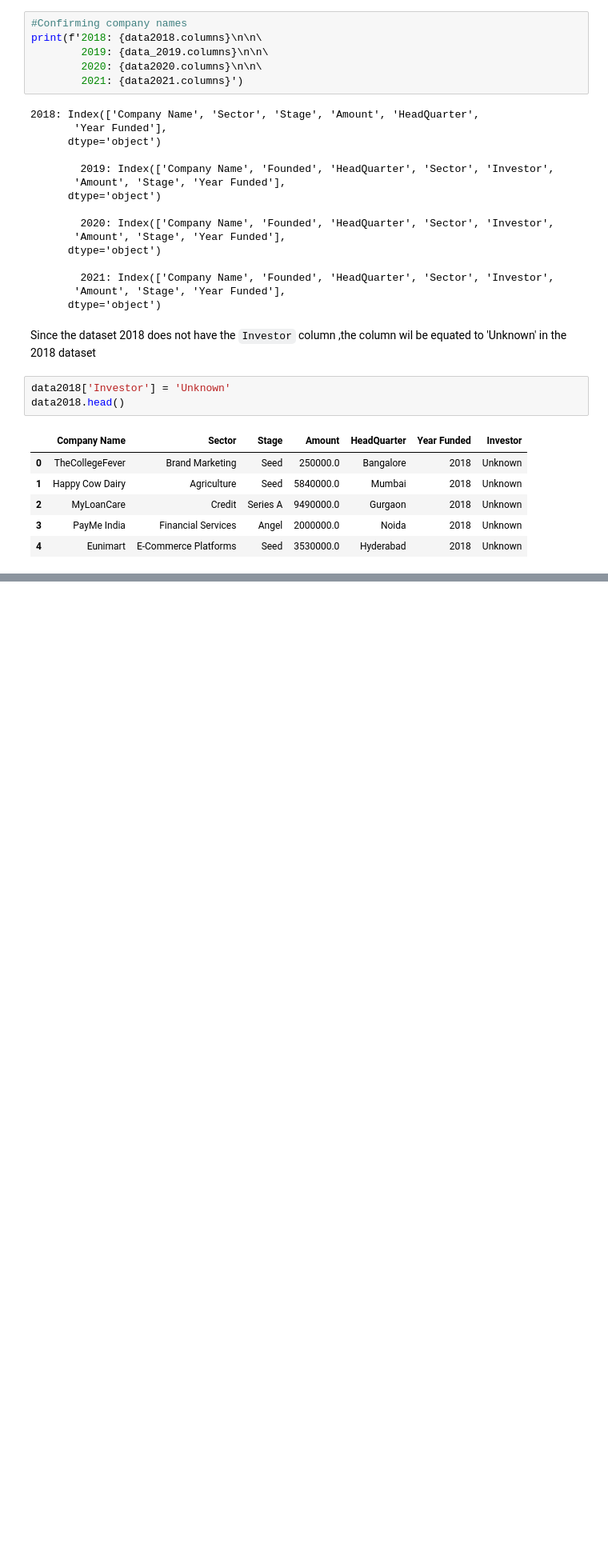
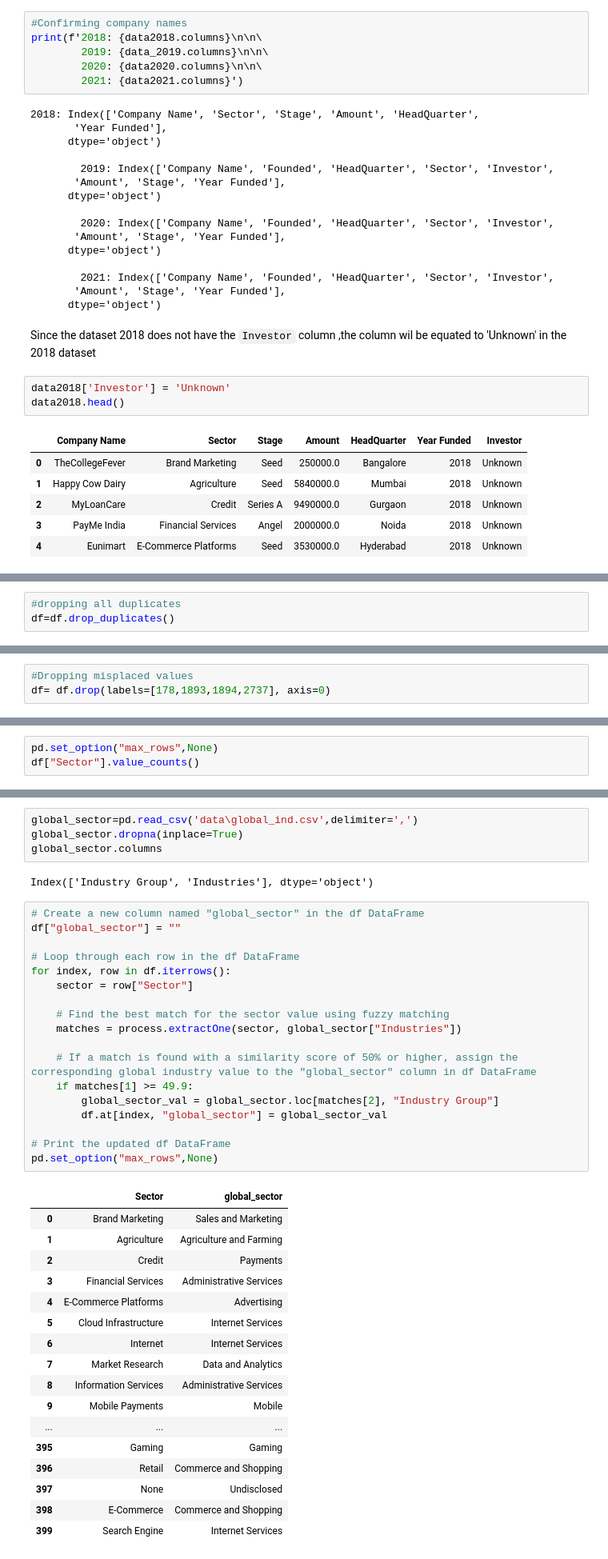
Before and after one commit to HannahMwende/India-startup-funding-analysis, a Jupyter notebook: indian_startup_funding.ipynb, the cells around one changed output, grey strips where cells are left out. Shown at 80% size. Cells and saved outputs as stored; diff of their text form; blank space fills up the shorter version.

```diff
--- a/indian_startup_funding.ipynb
+++ b/indian_startup_funding.ipynb
@@ -2440,0 +2467,3 @@ memory usage: 178.0+ KB
+# %%
+#dropping all duplicates
+df=df.drop_duplicates()
@@ -2440,0 +2494,3 @@ memory usage: 178.0+ KB
+# %%
+#Dropping misplaced values
+df= df.drop(labels=[178,1893,1894,2737], axis=0)
@@ -2440,0 +2533,3 @@ memory usage: 178.0+ KB
+# %%
+pd.set_option("max_rows",None)
+df["Sector"].value_counts()
@@ -2440,0 +2554,42 @@ memory usage: 178.0+ KB
+# %%
+global_sector=pd.read_csv('data\global_ind.csv',delimiter=',')
+global_sector.dropna(inplace=True)
+global_sector.columns
+# %% [output]
+Index(['Industry Group', 'Industries'], dtype='object')
+# %%
+# Create a new column named "global_sector" in the df DataFrame
+df["global_sector"] = ""
+
+# Loop through each row in the df DataFrame
+for index, row in df.iterrows():
+    sector = row["Sector"]
+
+    # Find the best match for the sector value using fuzzy matching
+    matches = process.extractOne(sector, global_sector["Industries"])
+
+    # If a match is found with a similarity score of 50% or higher, assign the corresponding global industry value to the "global_sector" column in df DataFrame
+    if matches[1] >= 49.9:
+        global_sector_val = global_sector.loc[matches[2], "Industry Group"]
+        df.at[index, "global_sector"] = global_sector_val
+
+# Print the updated df DataFrame
+pd.set_option("max_rows",None)
+# %% [output]
+|  | Sector | global_sector |
+| 0 | Brand Marketing | Sales and Marketing |
+| 1 | Agriculture | Agriculture and Farming |
+| 2 | Credit | Payments |
+| 3 | Financial Services | Administrative Services |
+| 4 | E-Commerce Platforms | Advertising |
+| 5 | Cloud Infrastructure | Internet Services |
+| 6 | Internet | Internet Services |
+| 7 | Market Research | Data and Analytics |
+| 8 | Information Services | Administrative Services |
+| 9 | Mobile Payments | Mobile |
+| ... | ... | ... |
+| 395 | Gaming | Gaming |
+| 396 | Retail | Commerce and Shopping |
+| 397 | None | Undisclosed |
+| 398 | E-Commerce | Commerce and Shopping |
+| 399 | Search Engine | Internet Services |
```
Also changed, not shown: parts of 35 cells of this notebook, 3 other files.
